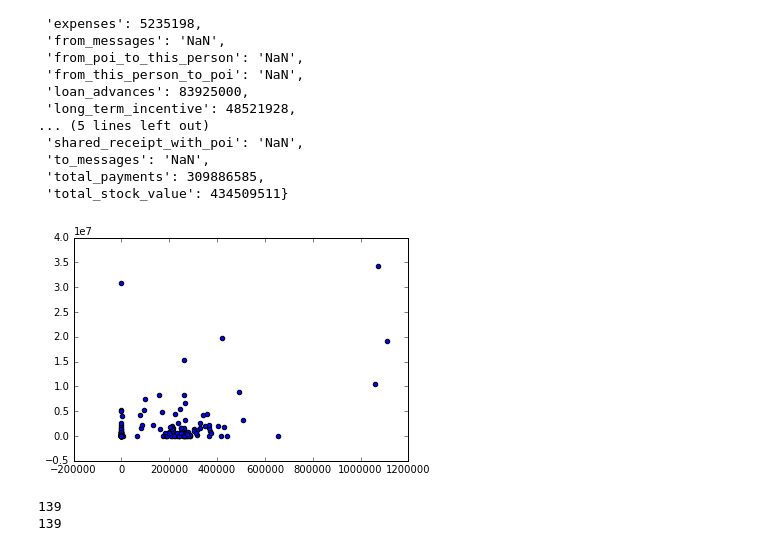
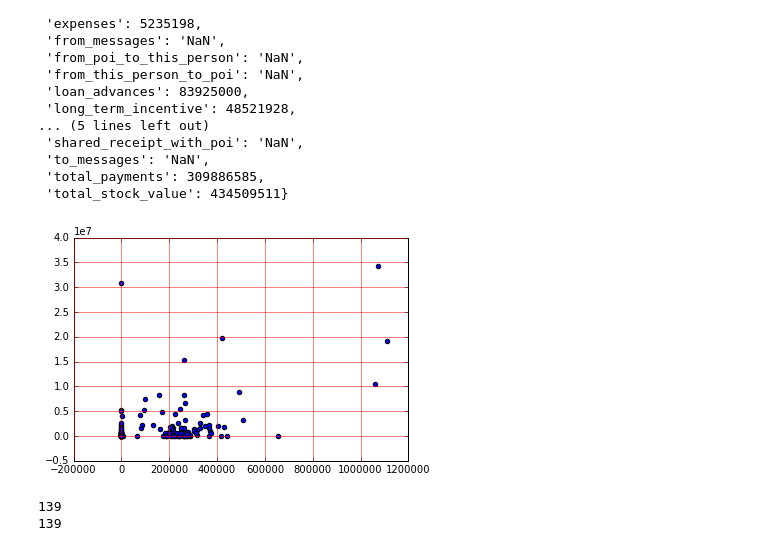
Before and after one commit to omoju/udacityUd120Lessons, a Jupyter notebook: Clustering.ipynb, the cells around one changed output. Saved outputs shown, nothing was run; the diff lists cells and outputs as text; code cells hidden in the pictures.

```diff
--- a/Clustering.ipynb
+++ b/Clustering.ipynb
@@ -64,13 +64,14 @@ poi, finance_features = targetFeatureSplit( data )
 # %%
 ### in the "clustering with 3 features" part of the mini-project,
 ### you'll want to change this line to
 ### for f1, f2, _ in finance_features:
 ### (as it's currently written, the line below assumes 2 features)
 for f1, f2, _ in finance_features:
     plt.scatter( f1, f2 )
+    plt.grid(color='r', linestyle='-')
 plt.show()
 # %% [output]
-[figure, old version]
+[figure, new version]
 # %%
 y = numpy.asarray(poi)
 print len(y.reshape(-1, 1))
```
Also changed, not shown: parts of 8 cells of this notebook.
